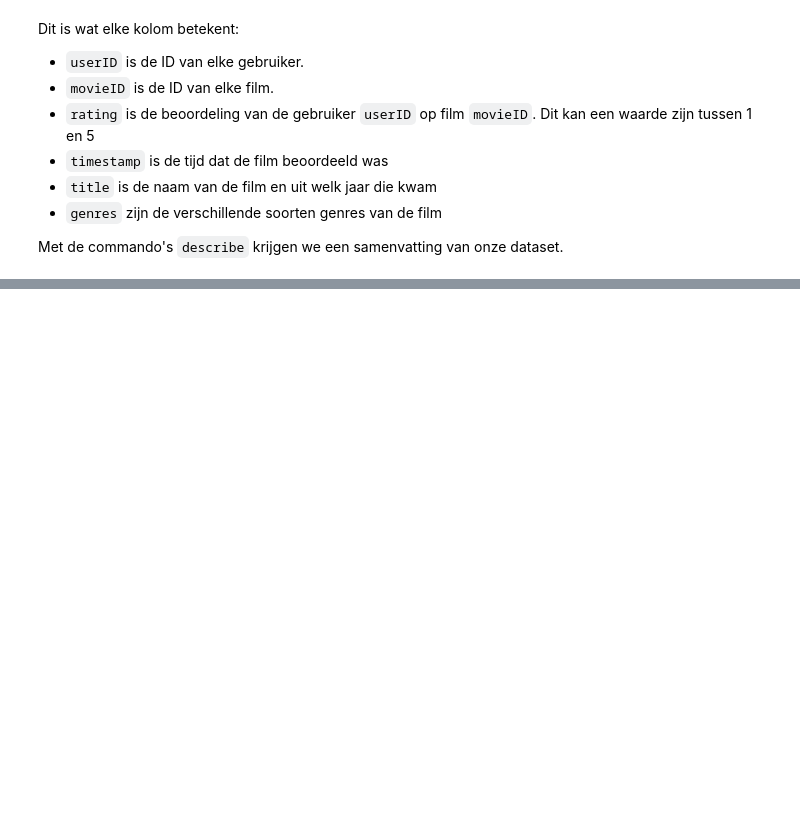
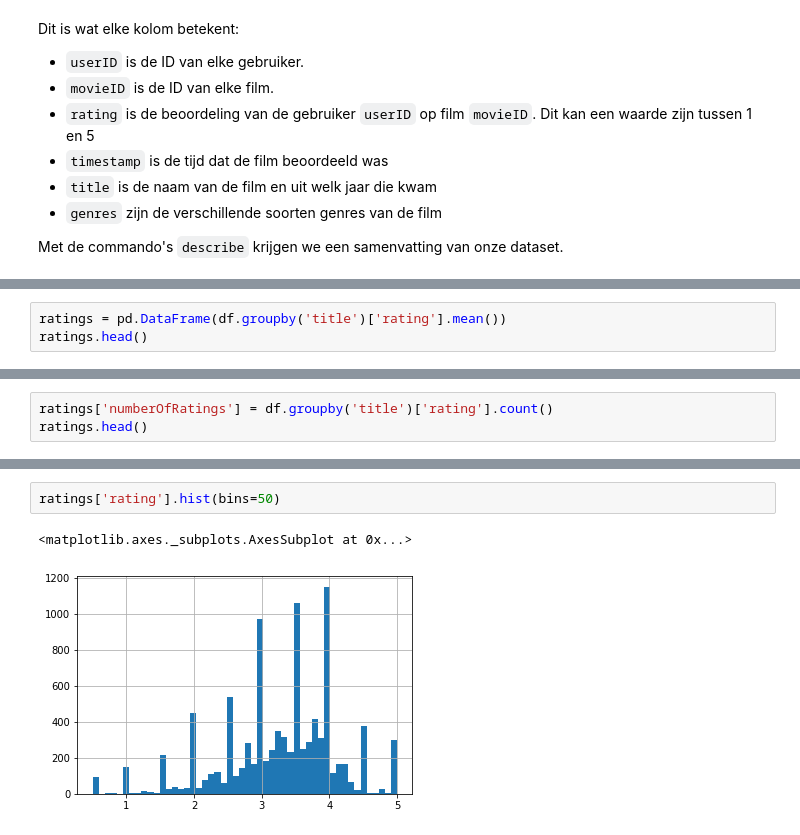
Before and after one commit to SimchaGD/Recommender-System, a Jupyter notebook: main.ipynb, the cells around one changed output, grey strips where cells are left out. Drawn from its saved outputs; the diff is of its cells as text; blank space fills up the shorter version.

```diff
--- a/main.ipynb
+++ b/main.ipynb
@@ -59,0 +71,3 @@ We zien wat interessante dingen. De dataset heeft 100837 beoordelingen met 611 u
+# %%
+ratings = pd.DataFrame(df.groupby('title')['rating'].mean())
+ratings.head()
@@ -59,0 +84,3 @@ We zien wat interessante dingen. De dataset heeft 100837 beoordelingen met 611 u
+# %%
+ratings['numberOfRatings'] = df.groupby('title')['rating'].count()
+ratings.head()
@@ -59,0 +95,5 @@ We zien wat interessante dingen. De dataset heeft 100837 beoordelingen met 611 u
+# %%
+ratings['rating'].hist(bins=50)
+# %% [output]
+<matplotlib.axes._subplots.AxesSubplot at 0x...>
+[figure, added]
```
Also changed, not shown: parts of 12 cells of this notebook.
